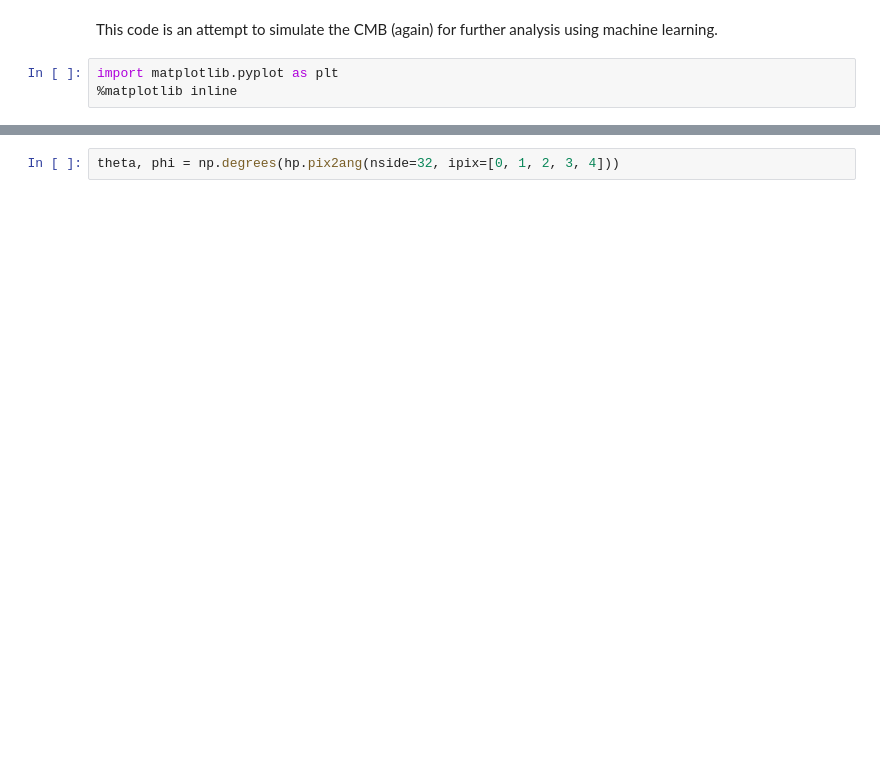
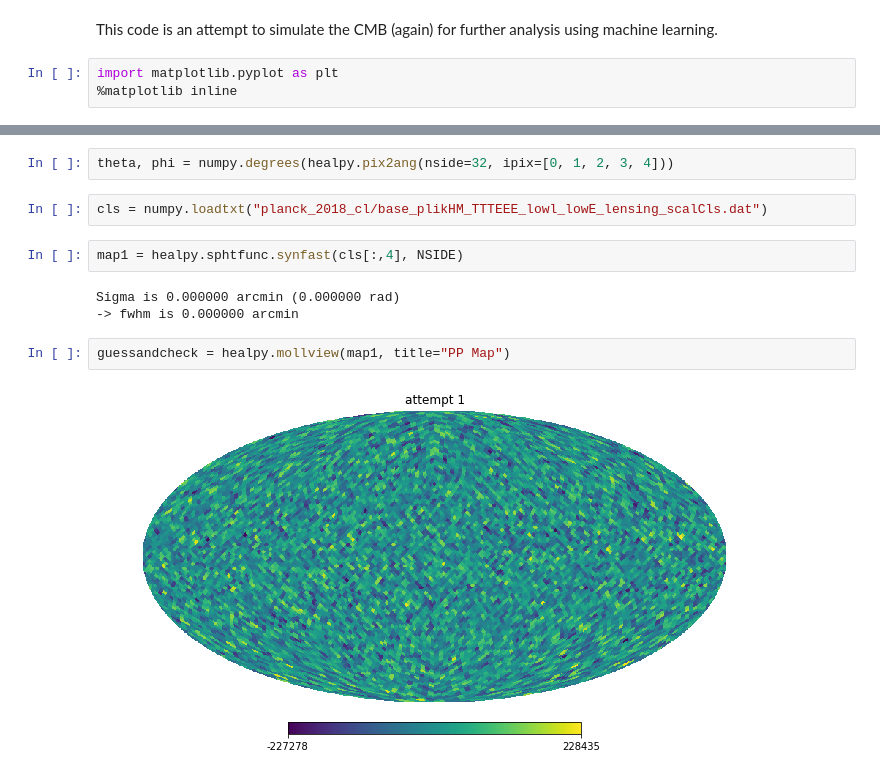
Before and after one commit to deepskies/DeepCMBsim, a Jupyter notebook: cmb_simulations.ipynb, the cells around one changed output, grey strips where cells are left out. Saved outputs shown, nothing was run; the diff lists cells and outputs as text; blank space fills up the shorter version.

Commit message:
making cmb plots, checking if setting seed creates consistent maps

```diff
--- a/cmb_simulations.ipynb
+++ b/cmb_simulations.ipynb
@@ -64,4 +67,15 @@ hp.mollview(m, title="Mollview image RING")
 # %% [output]
 [figure]
 # %%
-theta, phi = np.degrees(hp.pix2ang(nside=32, ipix=[0, 1, 2, 3, 4]))
+theta, phi = numpy.degrees(healpy.pix2ang(nside=32, ipix=[0, 1, 2, 3, 4]))
+# %%
+cls = numpy.loadtxt("planck_2018_cl/base_plikHM_TTTEEE_lowl_lowE_lensing_scalCls.dat")
+# %%
+map1 = healpy.sphtfunc.synfast(cls[:,4], NSIDE)
+# %% [output]
+Sigma is 0.000000 arcmin (0.000000 rad)
+-> fwhm is 0.000000 arcmin
+# %%
+guessandcheck = healpy.mollview(map1, title="PP Map")
+# %% [output]
+[figure, added]
```
Also changed, not shown: parts of 16 cells of this notebook.
